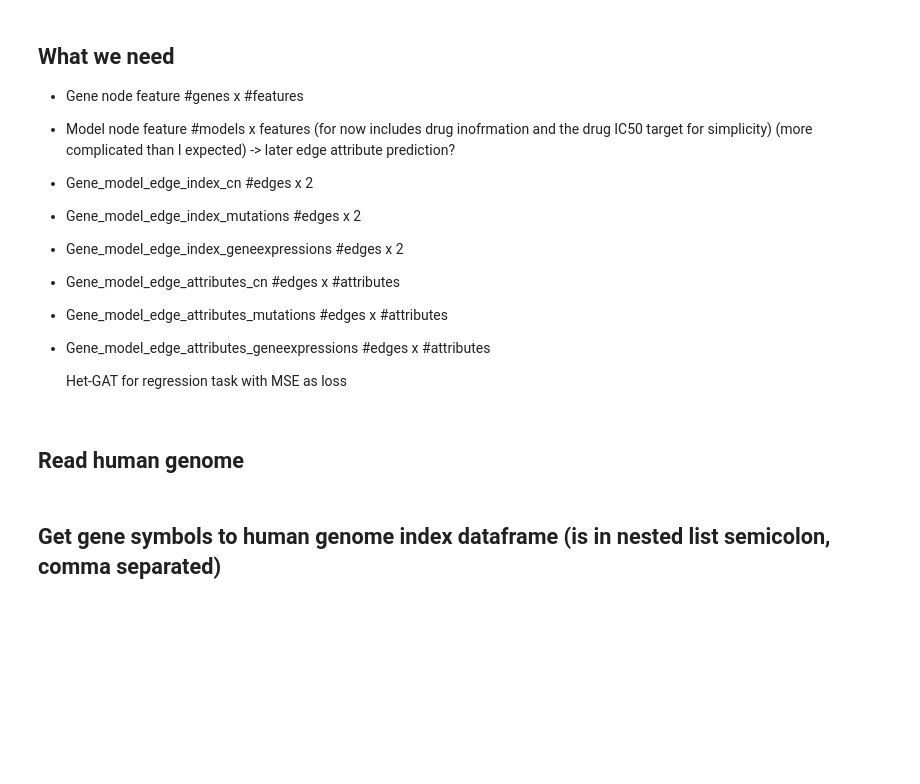
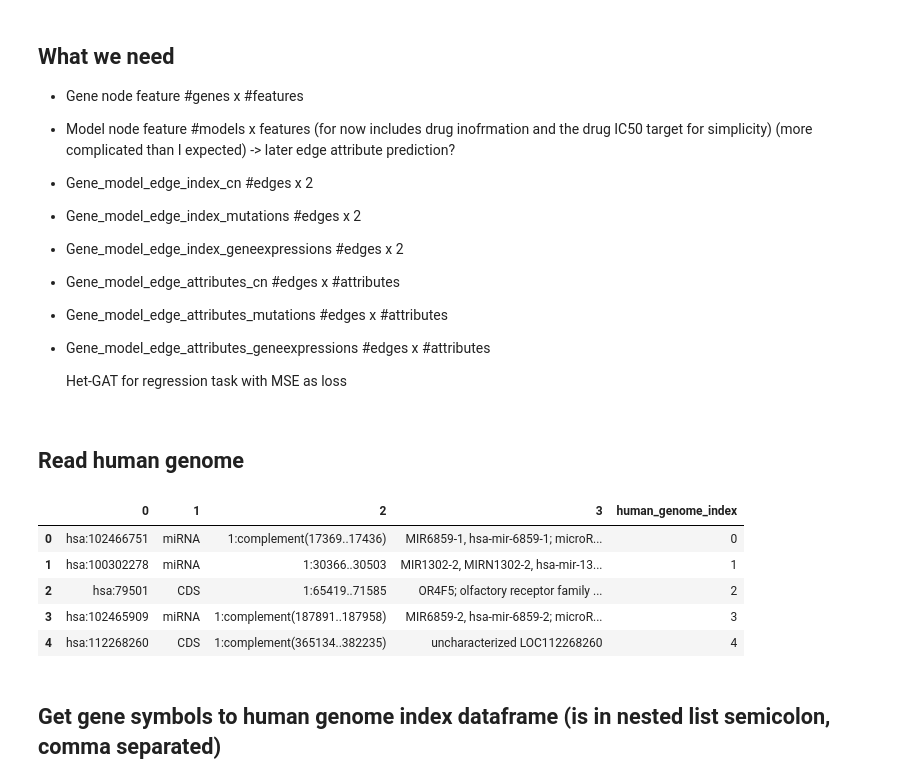
Before and after one commit to danielwalke/drug_efficiency, a Jupyter notebook: StandardAnalysis.ipynb, the cells around one changed output. Cells and saved outputs as stored; diff of their text form; code cells hidden in the pictures; blank space fills up the shorter version.

```diff
--- a/StandardAnalysis.ipynb
+++ b/StandardAnalysis.ipynb
@@ -42,8 +50,16 @@ def remove_uninformative_columns(columns):
 # %% [markdown]
 ## Read human genome
 # %%
-human_genome = pd.read_csv("human_genome.tsv", sep="\t", header=None)
+human_genome = pd.read_csv("human_genome.tsv", sep="\t", header=None) ## merging via gene symbol
 human_genome["human_genome_index"] = human_genome.index
+human_genome.head()
+# %% [output]
+|  | 0 | 1 | 2 | 3 | human_genome_index |
+| 0 | hsa:102466751 | miRNA | 1:complement(17369..17436) | MIR6859-1, hsa-mir-6859-1; microR... | 0 |
+| 1 | hsa:100302278 | miRNA | 1:30366..30503 | MIR1302-2, MIRN1302-2, hsa-mir-13... | 1 |
+| 2 | hsa:79501 | CDS | 1:65419..71585 | OR4F5; olfactory receptor family ... | 2 |
+| 3 | hsa:102465909 | miRNA | 1:complement(187891..187958) | MIR6859-2, hsa-mir-6859-2; microR... | 3 |
+| 4 | hsa:112268260 | CDS | 1:complement(365134..382235) | uncharacterized LOC112268260 | 4 |
 # %% [markdown]
 ## Get gene symbols to human genome index dataframe (is in nested list semicolon, comma separated)
 # %%
```
Also changed, not shown: parts of 61 cells of this notebook.
